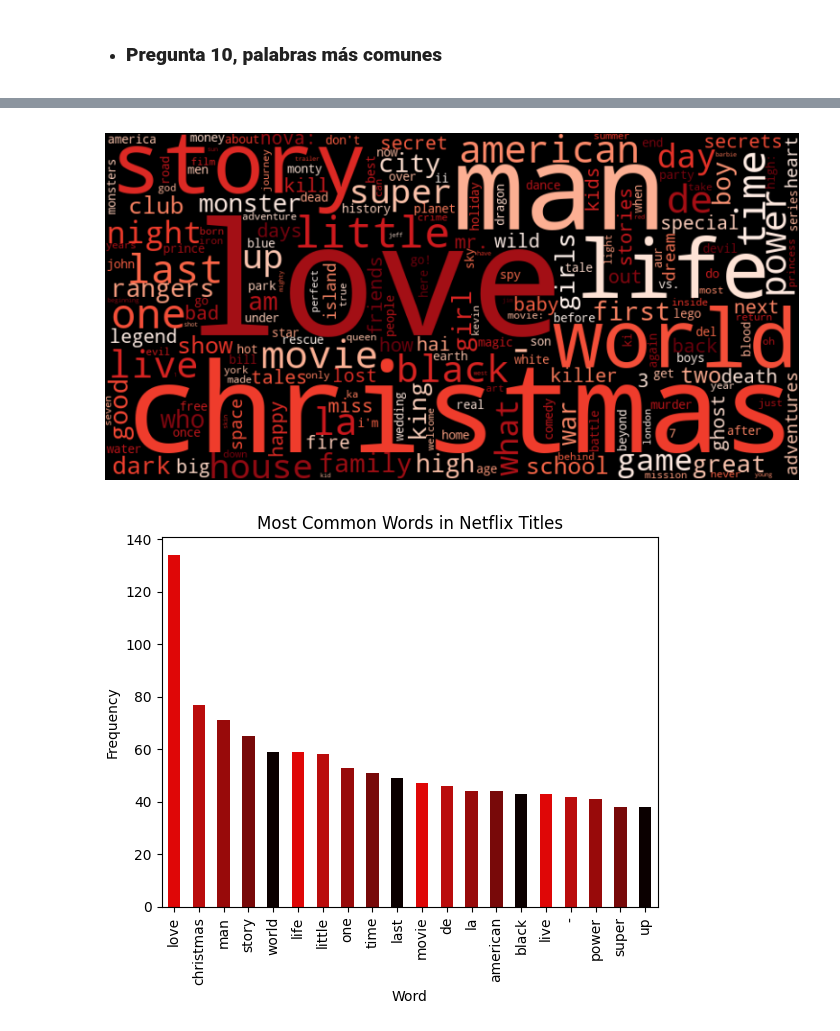
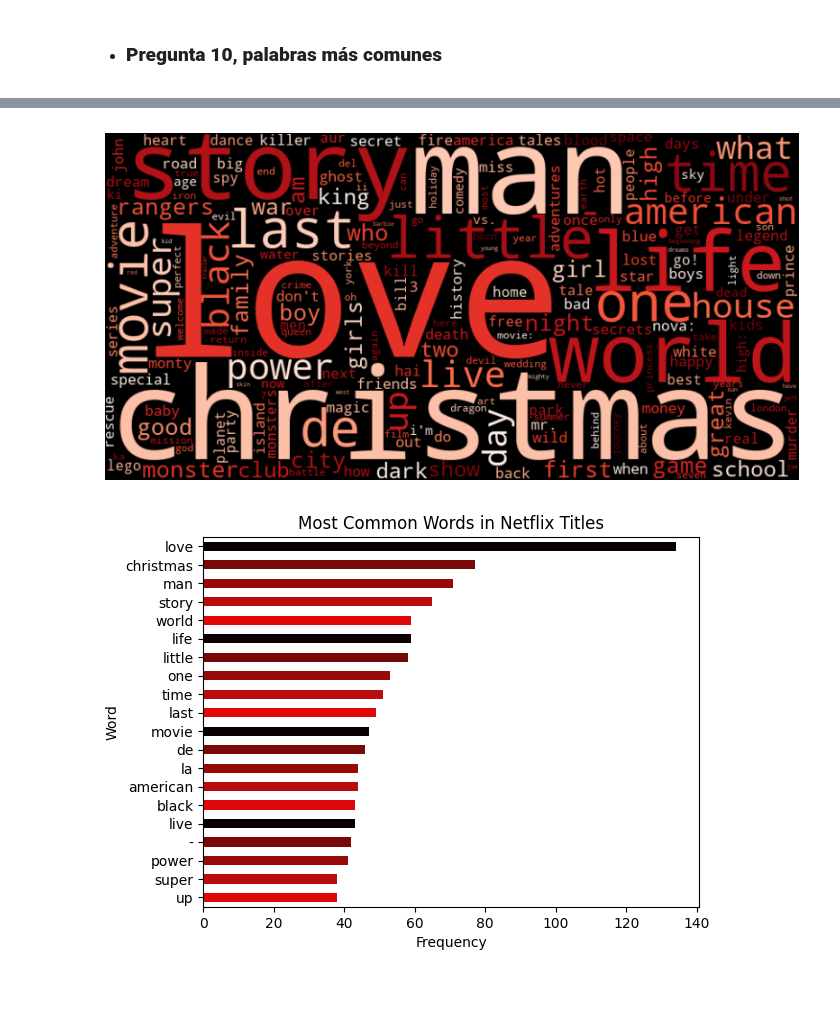
Before and after one commit to Apanizza197/AnalisisDeDatos, a Jupyter notebook: Practico2/practico_2_parte10.ipynb, the cells around one changed output, grey strips where cells are left out. Cells and saved outputs as stored; diff of their text form; code cells hidden in the pictures; blank space fills up the shorter version.

```diff
--- a/Practico2/practico_2_parte10.ipynb
+++ b/Practico2/practico_2_parte10.ipynb
@@ -21,15 +21,8 @@ colours = ['#f5f5f1', '#df0707', '#ba0c0c', '#980a0a', '#780909', '#0b0000']
 + ### **Pregunta 10, palabras más comunes**
 # %%
 # Get a count of every word that appears in the 'title' column, in titlecase
-words = df['title'].str.lower().str.split(expand=True).stack().value_counts()
+title_words = df['title'].str.lower().str.split(expand=True).stack().value_counts()
 
 # Exclude the most common words
 
-words = words[~words.index.isin(['the', 'of', 'a', 'and', 'in', 'to', 'on', 'for', 'with', 'is', 'at', 'from', 'an', 'by', 'new', 'as', 'you', 'your', 'it', 'be', 'are', 'this', 'that', 'or', 'will', 'all', 'not', 'no', 'my', 'me', 'i', 'our', 'we', 'us', 'his', 'her', 'their', 'they', 'it', 'its', '&', 'version)', '2', 'el', 'los', '2:'])]
-
-count = 11
-i = 0
-while count > 10:
-    count = words[i]
-    i += 1
-    print(words.index[i], words[i])
+title_words = title_words[~title_words.index.isin(['the', 'of', 'a', 'and', 'in', 'to', 'on', 'for', 'with', 'is', 'at', 'from', 'an', 'by', 'new', 'as', 'you', 'your', 'it', 'be', 'are', 'this', 'that', 'or', 'will', 'all', 'not', 'no', 'my', 'me', 'i', 'our', 'we', 'us', 'his', 'her', 'their', 'they', 'it', 'its', '&', 'version)', '2', 'el', 'los', '2:', 'la'])]
@@ -56,7 +31,7 @@ from wordcloud import WordCloud
 import matplotlib.pyplot as plt
 
 # Dictionary of words with their respective counts
-word_freq = words.to_dict()
+word_freq = title_words.to_dict()
 
 # Create the word cloud object using the word frequencies
 wordcloud = WordCloud(width=800, height=400, background_color='black', colormap='Reds').generate_from_frequencies(word_freq)
@@ -67,13 +42,17 @@ plt.imshow(wordcloud, interpolation='bilinear', cmap='plasma')
 plt.axis('off')  # Turn off the axis
 plt.show()
 # %% [output]
-[figure, old version]
+[figure, new version]
 # %%
 # Plot the 20 most common words
-words.head(20).plot(kind='bar', color=colours[1:])
+# Make the bars horizontal
+
+title_words = title_words.head(20)
+title_words = title_words.sort_values(ascending=True)
+title_words.plot(kind='barh', color=colours[1:])
 plt.title('Most Common Words in Netflix Titles')
-plt.xlabel('Word')
-plt.ylabel('Frequency')
+plt.xlabel('Frequency')
+plt.ylabel('Word')
 plt.show()
 # %% [output]
-[figure, old version]
+[figure, new version]
```
Also changed, not shown: parts of 4 cells of this notebook, 1 other file.
